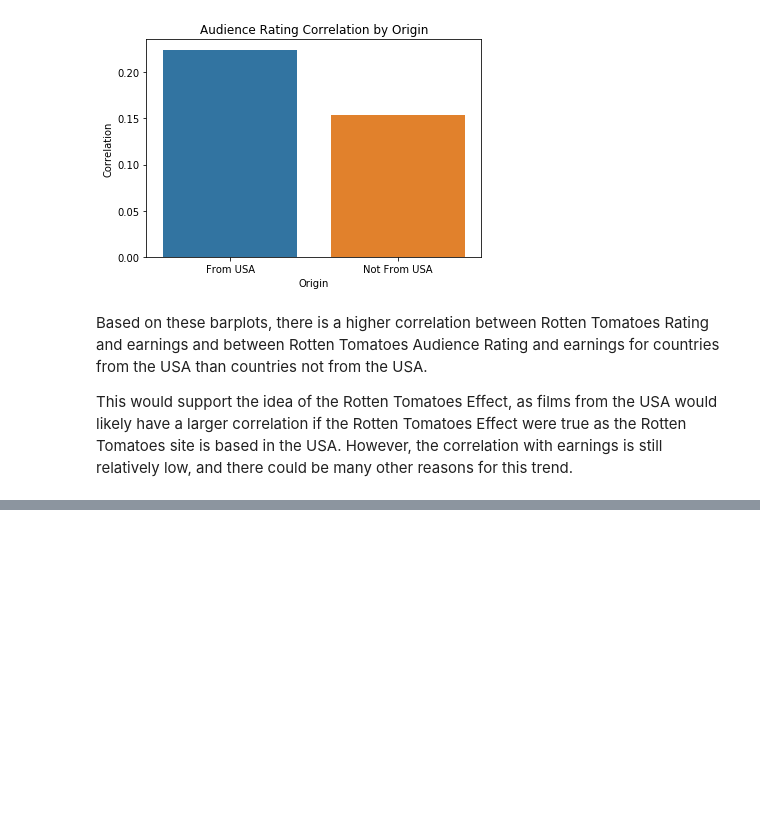
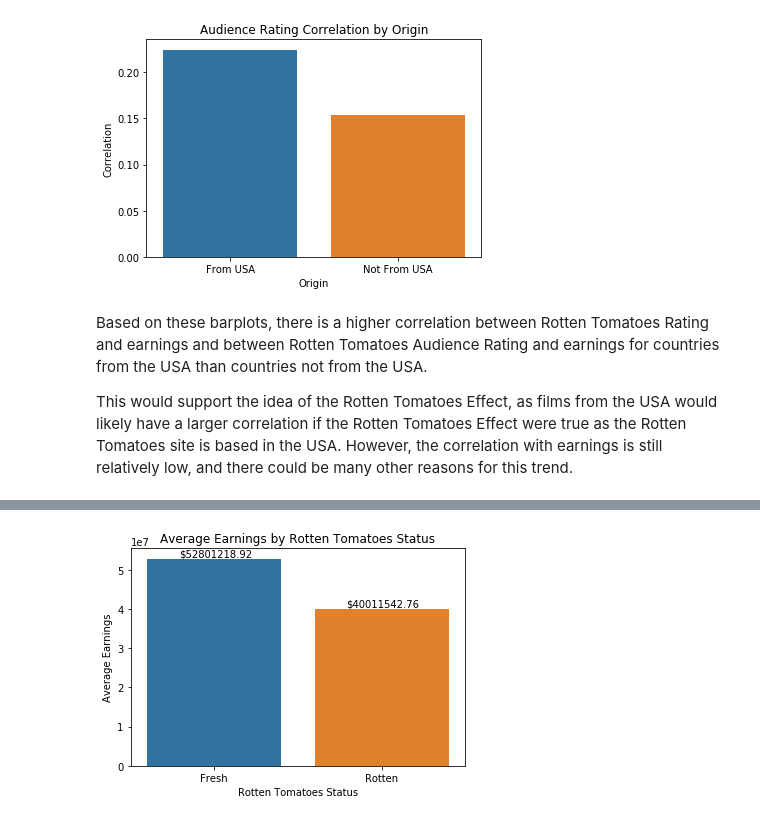
Before and after one commit to brndnzh/Rotten_Tomatoes_Effect, a Jupyter notebook: Rotten_Tomatoes_Effect_Script.ipynb, the cells around one changed output, grey strips where cells are left out. Drawn from its saved outputs; the diff is of its cells as text; code cells hidden in the pictures; blank space fills up the shorter version.

```diff
--- a/Rotten_Tomatoes_Effect_Script.ipynb
+++ b/Rotten_Tomatoes_Effect_Script.ipynb
@@ -351,0 +354,13 @@ This would support the idea of the Rotten Tomatoes Effect, as films from the USA
+# %%
+e_mean_f = np.mean(movies_df[movies_df.tomatometer_status == ("Fresh" or "Certified Fresh")].earnings)
+e_mean_r = np.mean(movies_df[movies_df.tomatometer_status == ("Rotten")].earnings)
+
+sns.barplot(x = ["Fresh", "Rotten"], y = [e_mean_f, e_mean_r])
+plt.text(x = -.21, y = e_mean_f + 500000, s = "$" + str(round(e_mean_f, 2)))
+plt.text(x = .79, y = e_mean_r + 500000, s = "$" + str(round(e_mean_r, 2)))
+plt.xlabel("Rotten Tomatoes Status")
+plt.ylabel("Average Earnings")
+plt.title("Average Earnings by Rotten Tomatoes Status")
+plt.show()
+# %% [output]
+[figure, added]
```
Also changed, not shown: parts of 3 cells of this notebook.
